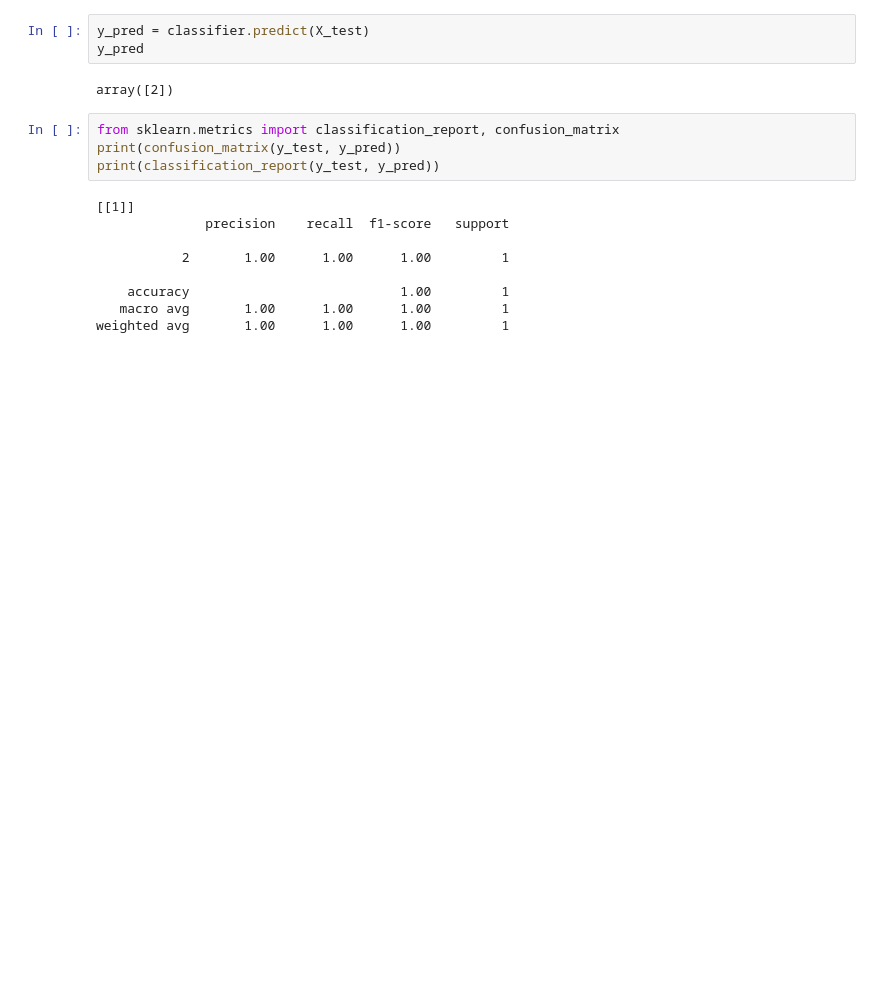
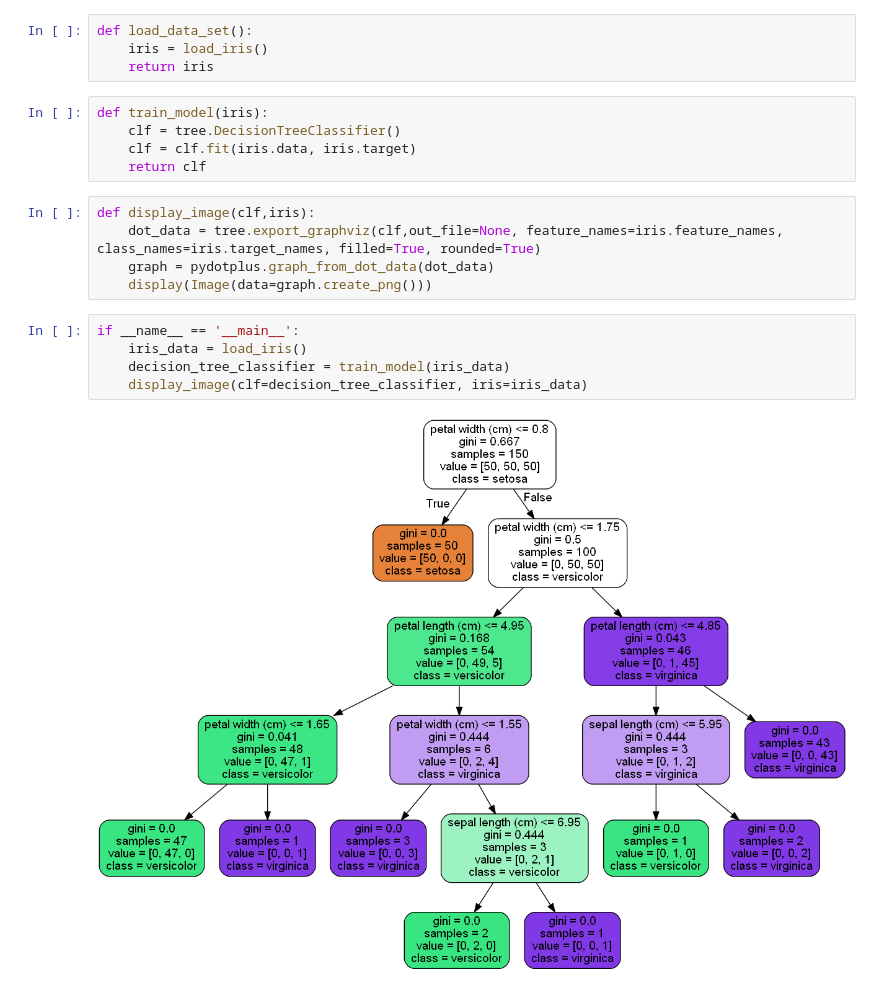
Before and after one commit to reeha-parkar/Machine-Learning, a Jupyter notebook: Decision_Tree_using_sklearn.ipynb, the cells around one changed output. Drawn from its saved outputs; the diff is of its cells as text; blank space fills up the shorter version.

```diff
--- a/Decision_Tree_using_sklearn.ipynb
+++ b/Decision_Tree_using_sklearn.ipynb
@@ -52,18 +6,21 @@ DecisionTreeClassifier(ccp_alpha=0.0, class_weight=None, criterion='gini',
-# %%
-y_pred = classifier.predict(X_test)
-y_pred
-# %% [output]
-array([2])
-# %%
-from sklearn.metrics import classification_report, confusion_matrix
-print(confusion_matrix(y_test, y_pred))
-print(classification_report(y_test, y_pred))
-# %% [output]
-[[1]]
-              precision    recall  f1-score   support
-
-           2       1.00      1.00      1.00         1
-
-    accuracy                           1.00         1
-   macro avg       1.00      1.00      1.00         1
-weighted avg       1.00      1.00      1.00         1
+# %%
+def load_data_set():
+    iris = load_iris()
+    return iris
+# %%
+def train_model(iris):
+    clf = tree.DecisionTreeClassifier()
+    clf = clf.fit(iris.data, iris.target)
+    return clf
+# %%
+def display_image(clf,iris):
+    dot_data = tree.export_graphviz(clf,out_file=None, feature_names=iris.feature_names, class_names=iris.target_names, filled=True, rounded=True)
+    graph = pydotplus.graph_from_dot_data(dot_data)
+    display(Image(data=graph.create_png()))
+# %%
+if __name__ == '__main__':
+    iris_data = load_iris()
+    decision_tree_classifier = train_model(iris_data)
+    display_image(clf=decision_tree_classifier, iris=iris_data)
+# %% [output]
+[figure, added]
```
Also changed, not shown: parts of 6 cells of this notebook, 20 other files.
